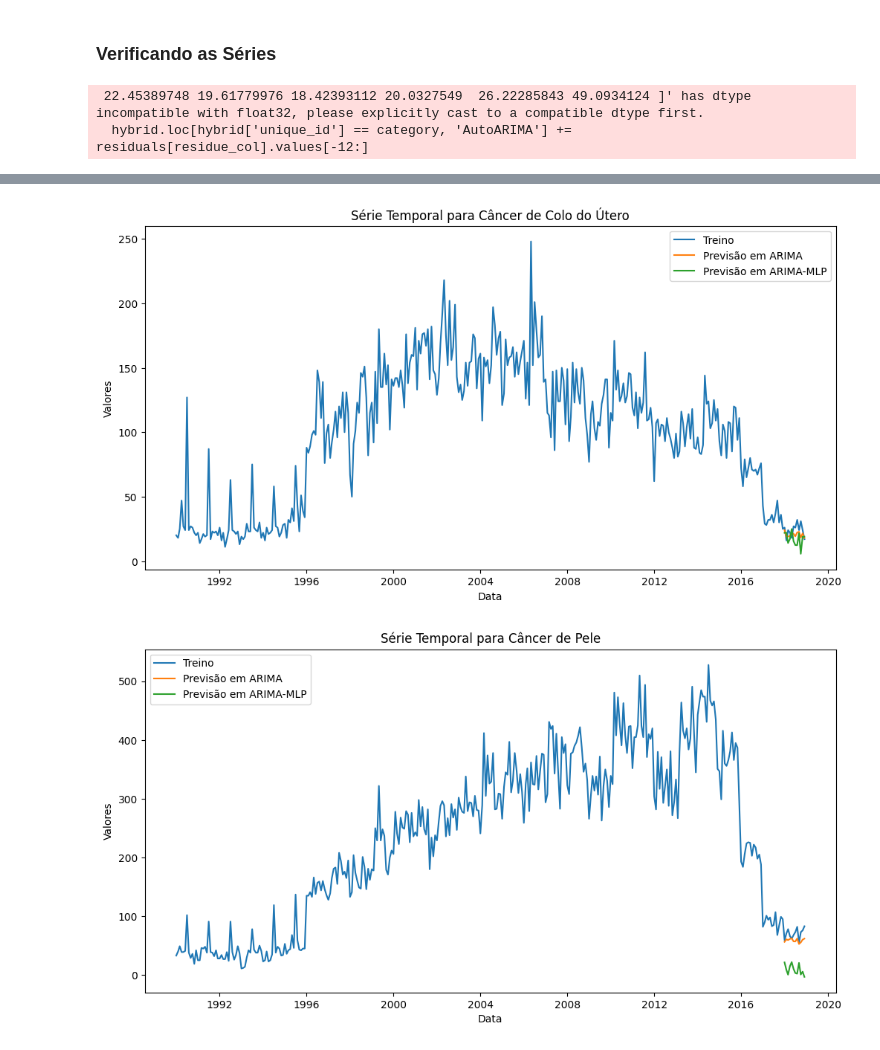
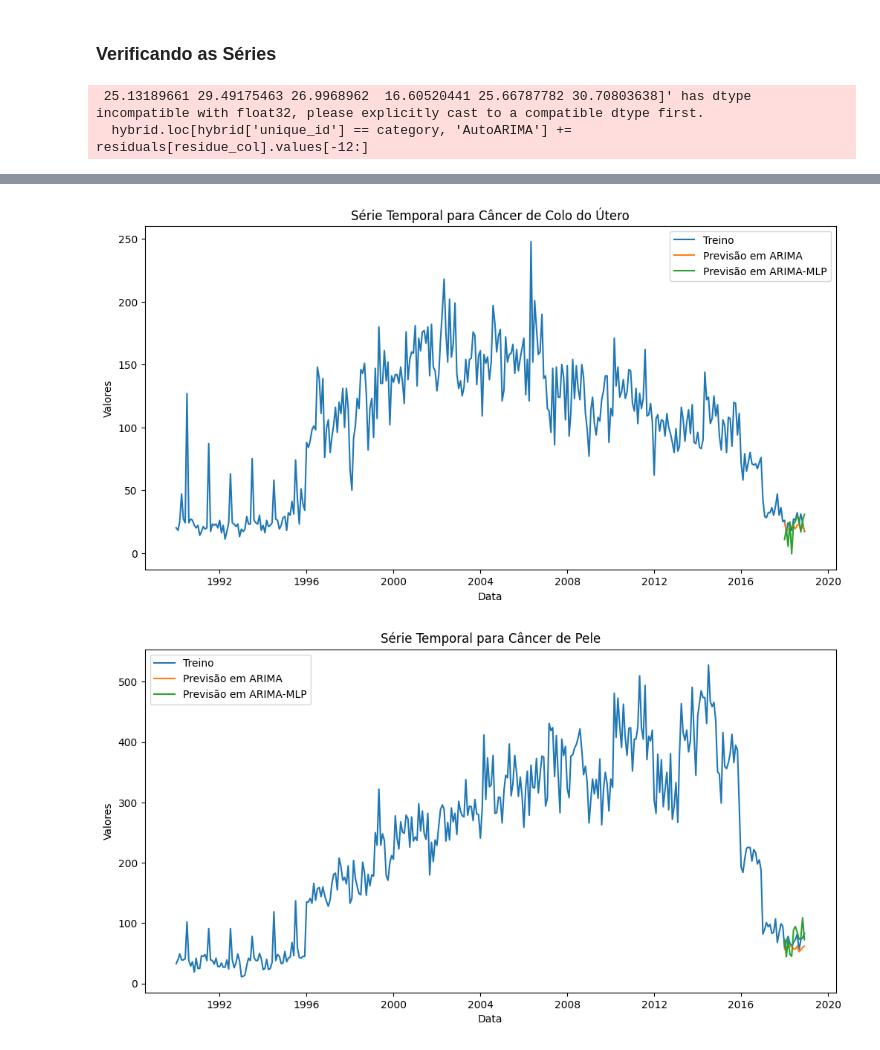
Before and after one commit to MateusVasc/IC-Cancer-Time-Series, a Jupyter notebook: Construindo o modelo hibrido/hibrido_main.ipynb, the cells around one changed output, grey strips where cells are left out. Drawn from its saved outputs; the diff is of its cells as text; code cells hidden in the pictures.

```diff
--- a/Construindo o modelo hibrido/hibrido_main.ipynb
+++ b/Construindo o modelo hibrido/hibrido_main.ipynb
@@ -203,3 +203,5 @@ forecast, fitted = prever_arima(serie_nordeste)
 serie_residuos = modelar_residuos(serie_nordeste, forecast, fitted)
 # %%
 serie_residuos.dropna(inplace=True)
+# %%
+mlp = prever_mlp(serie_residuos, 5)
@@ -208,12 +219,12 @@ serie_residuos.dropna(inplace=True)
 # %%
 def create_hybrid_series(forecast, residuals):
     category_mapping = {
-    'Câncer de Colo do Útero': 'residuo_Câncer de Colo do Útero',
-    'Câncer de Mama': 'residuo_Câncer de Mama',
-    'Câncer de Pele': 'residuo_Câncer de Pele',
-    'Câncer de Próstata': 'residuo_Câncer de Próstata',
-    'Câncer de Pulmão': 'residuo_Câncer de Pulmão',
-    'Outros': 'residuo_Outros'
+    'Câncer de Colo do Útero': 'prev_residuo_Câncer de Colo do Útero',
+    'Câncer de Mama': 'prev_residuo_Câncer de Mama',
+    'Câncer de Pele': 'prev_residuo_Câncer de Pele',
+    'Câncer de Próstata': 'prev_residuo_Câncer de Próstata',
+    'Câncer de Pulmão': 'prev_residuo_Câncer de Pulmão',
+    'Outros': 'prev_residuo_Outros'
     }
 
     hybrid = forecast.copy()
@@ -243,7 +254,7 @@ def plot_all_series(series, forecast, hybrid):
         plt.legend()
         plt.show()
 # %%
-plot_all_series(serie_nordeste, forecast, create_hybrid_series(forecast, serie_residuos))
+plot_all_series(serie_nordeste, forecast, create_hybrid_series(forecast, mlp))
 # %% [output]
- 22.45389748 19.61779976 18.42393112 20.0327549  26.22285843 49.0934124 ]' has dtype incompatible with float32, please explicitly cast to a compatible dtype first.
+ 25.13189661 29.49175463 26.9968962  16.60520441 25.66787782 30.70803638]' has dtype incompatible with float32, please explicitly cast to a compatible dtype first.
   hybrid.loc[hybrid['unique_id'] == category, 'AutoARIMA'] += residuals[residue_col].values[-12:]
@@ -252,2 +263,2 @@ plot_all_series(serie_nordeste, forecast, create_hybrid_series(forecast, serie_r
-[figure, old version]
+[figure, new version]
-[figure, old version]
+[figure, new version]
```
Also changed, not shown: parts of 2 cells of this notebook.
